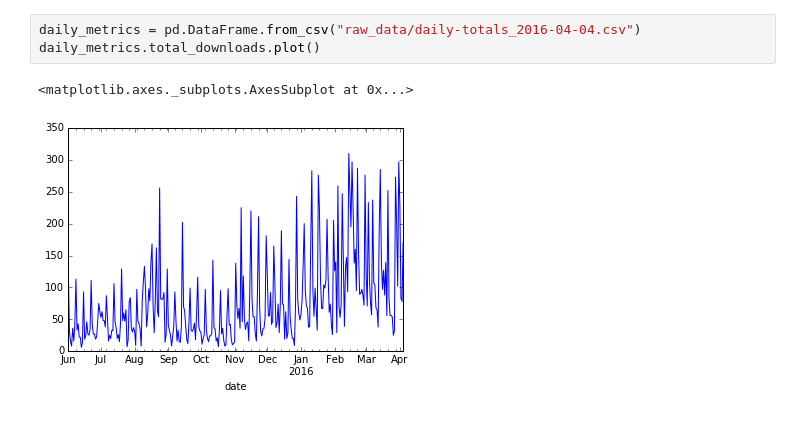
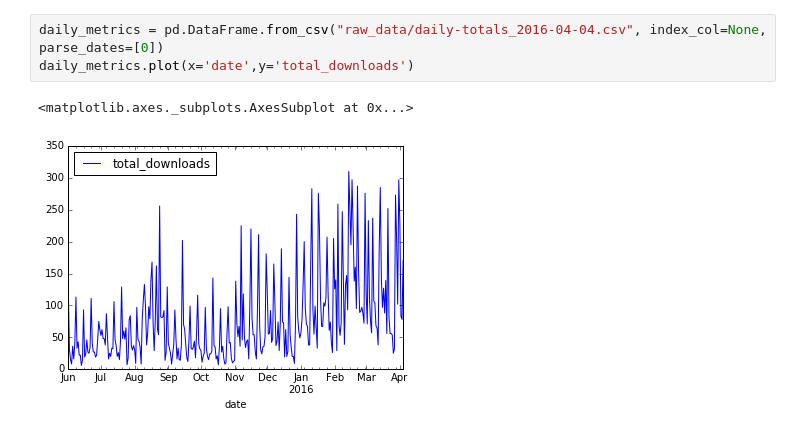
Before and after one commit to corpetty/TBP_metrics, a Jupyter notebook: Exploring.ipynb, the cells around one changed output. Drawn from its saved outputs; the diff is of its cells as text.

```diff
--- a/Exploring.ipynb
+++ b/Exploring.ipynb
@@ -22,8 +29,8 @@ metrics[0:20].plot(rot=90, fontsize=8)
 <matplotlib.axes._subplots.AxesSubplot at 0x...>
 [figure]
 # %%
-daily_metrics = pd.DataFrame.from_csv("raw_data/daily-totals_2016-04-04.csv")
-daily_metrics.total_downloads.plot()
+daily_metrics = pd.DataFrame.from_csv("raw_data/daily-totals_2016-04-04.csv", index_col=None, parse_dates=[0])
+daily_metrics.plot(x='date',y='total_downloads')
 # %% [output]
 <matplotlib.axes._subplots.AxesSubplot at 0x...>
-[figure, old version]
+[figure, new version]
```
Also changed, not shown: parts of 8 cells of this notebook, 3 other files.
